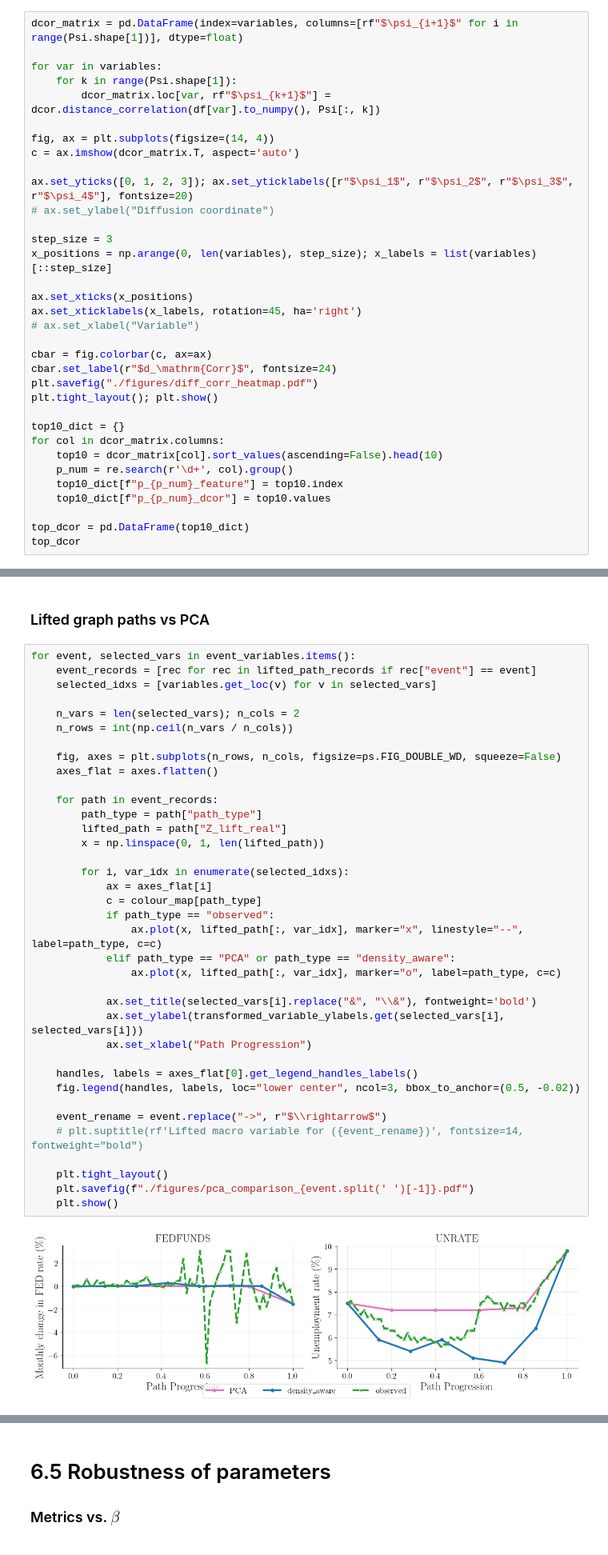
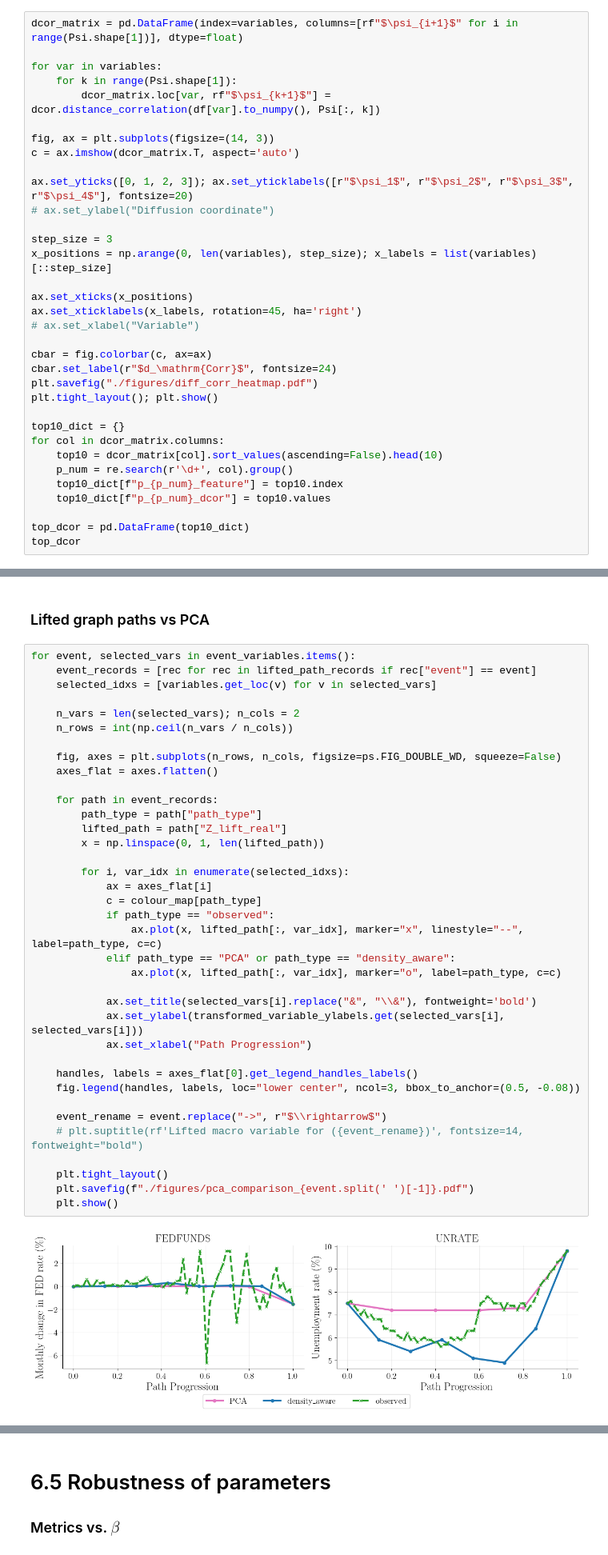
Before and after one commit to adamfowliee/JDKF_Starter, a Jupyter notebook: dissertation_brief/dissertation_results.ipynb, the cells around one changed output, grey strips where cells are left out. Shown at 80% size. Cells and saved outputs as stored; diff of their text form.

```diff
--- a/dissertation_brief/dissertation_results.ipynb
+++ b/dissertation_brief/dissertation_results.ipynb
@@ -377,7 +378,7 @@ for var in variables:
     for k in range(Psi.shape[1]):
         dcor_matrix.loc[var, rf"$\psi_{k+1}$"] = dcor.distance_correlation(df[var].to_numpy(), Psi[:, k])
 
-fig, ax = plt.subplots(figsize=(14, 4))
+fig, ax = plt.subplots(figsize=(14, 3))
 c = ax.imshow(dcor_matrix.T, aspect='auto')
 
 ax.set_yticks([0, 1, 2, 3]); ax.set_yticklabels([r"$\psi_1$", r"$\psi_2$", r"$\psi_3$", r"$\psi_4$"], fontsize=20)
@@ -1080,32 +1075,32 @@ for event, selected_vars in event_variables.items():
 
     fig, axes = plt.subplots(n_rows, n_cols, figsize=ps.FIG_DOUBLE_WD, squeeze=False)
     axes_flat = axes.flatten()
 
     for path in event_records:
         path_type = path["path_type"]
         lifted_path = path["Z_lift_real"]
         x = np.linspace(0, 1, len(lifted_path))
 
         for i, var_idx in enumerate(selected_idxs):
             ax = axes_flat[i]
             c = colour_map[path_type]
             if path_type == "observed":
                 ax.plot(x, lifted_path[:, var_idx], marker="x", linestyle="--", label=path_type, c=c)
             elif path_type == "PCA" or path_type == "density_aware":
                 ax.plot(x, lifted_path[:, var_idx], marker="o", label=path_type, c=c)
 
             ax.set_title(selected_vars[i].replace("&", "\\&"), fontweight='bold')
             ax.set_ylabel(transformed_variable_ylabels.get(selected_vars[i], selected_vars[i]))
             ax.set_xlabel("Path Progression")
 
     handles, labels = axes_flat[0].get_legend_handles_labels()
-    fig.legend(handles, labels, loc="lower center", ncol=3, bbox_to_anchor=(0.5, -0.02))
+    fig.legend(handles, labels, loc="lower center", ncol=3, bbox_to_anchor=(0.5, -0.08))
 
     event_rename = event.replace("->", r"$\\rightarrow$")
     # plt.suptitle(rf'Lifted macro variable for ({event_rename})', fontsize=14, fontweight="bold")
 
     plt.tight_layout()
     plt.savefig(f"./figures/pca_comparison_{event.split(' ')[-1]}.pdf")
     plt.show()
 # %% [output]
-[figure, old version]
+[figure, new version]
```
Also changed, not shown: parts of 23 cells of this notebook, 28 other files.
